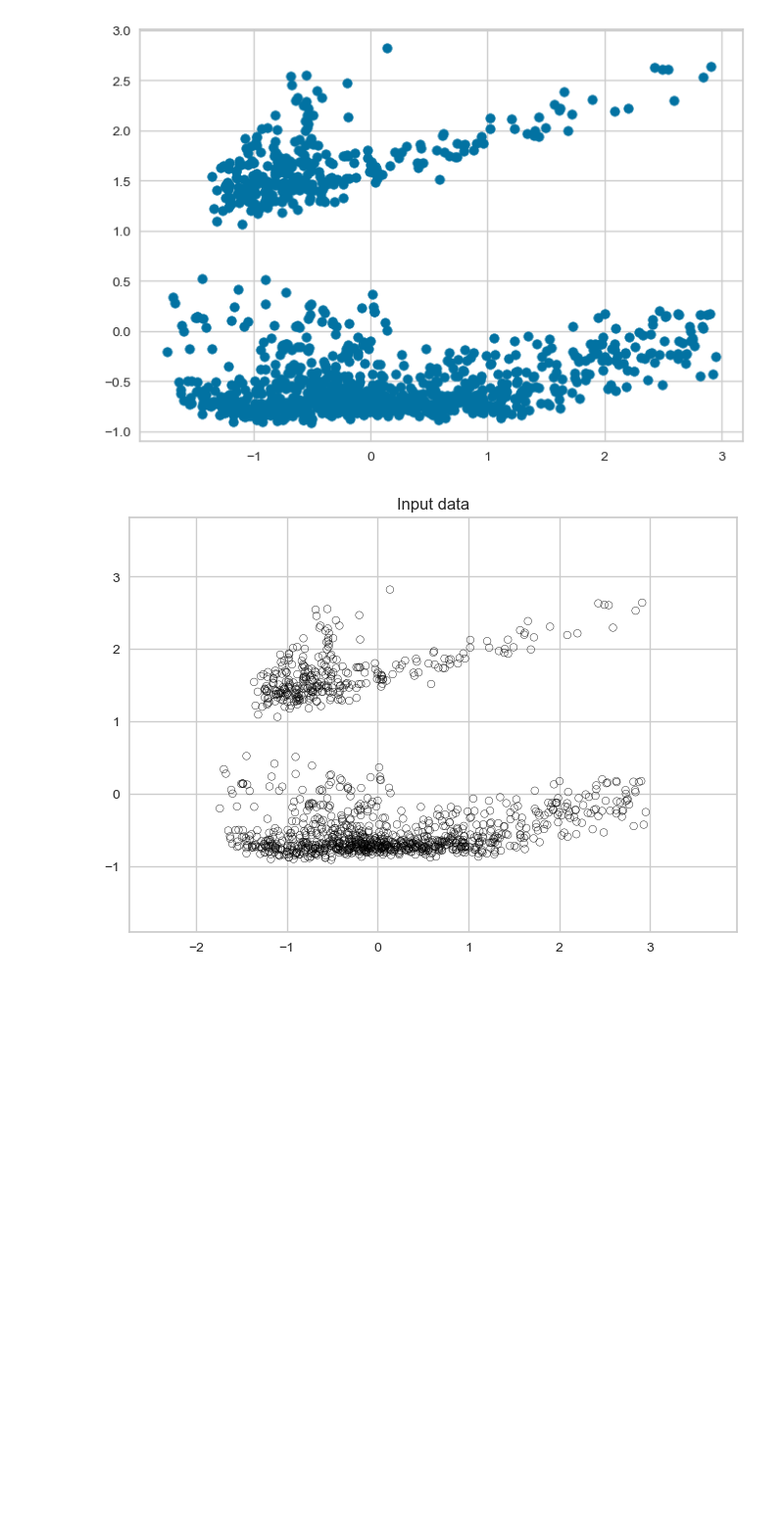
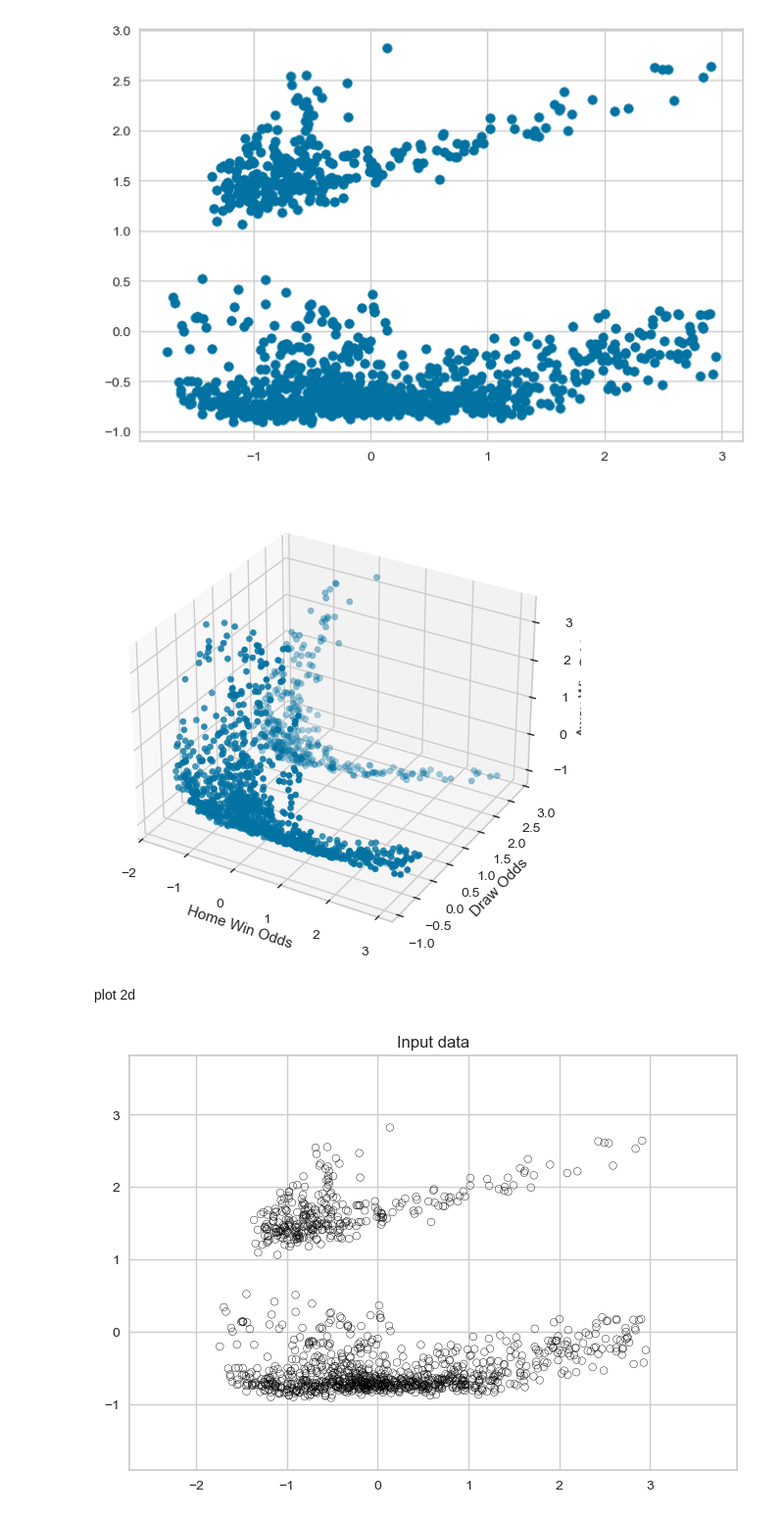
Before and after one commit to peterjanas/betting-BI, a Jupyter notebook: Premier-league-clustering.ipynb, the cells around one changed output. Shown at 98% size. Drawn from its saved outputs; the diff is of its cells as text; code cells hidden in the pictures; blank space fills up the shorter version.

```diff
--- a/Premier-league-clustering.ipynb
+++ b/Premier-league-clustering.ipynb
@@ -25,6 +28,20 @@ plt.scatter(X_scaled[:,0], X_scaled[:,1])
 # %% [output]
 <matplotlib.collections.PathCollection at 0x...>
 [figure]
+# %%
+fig = plt.figure(figsize=(10,6))
+ax = fig.add_subplot(111, projection='3d')
+
+ax.scatter(X_scaled[:, 0], X_scaled[:, 1], X_scaled[:, 2])
+ax.set_xlabel('Home Win Odds')
+ax.set_ylabel('Draw Odds')
+ax.set_zlabel('Away Win Odds')
+
+plt.show()
+# %% [output]
+[figure, added]
+# %% [markdown]
+plot 2d
 # %%
 # Plot the input data
 # a. creates figure
```
Also changed, not shown: parts of 15 cells of this notebook, 2 other files.
